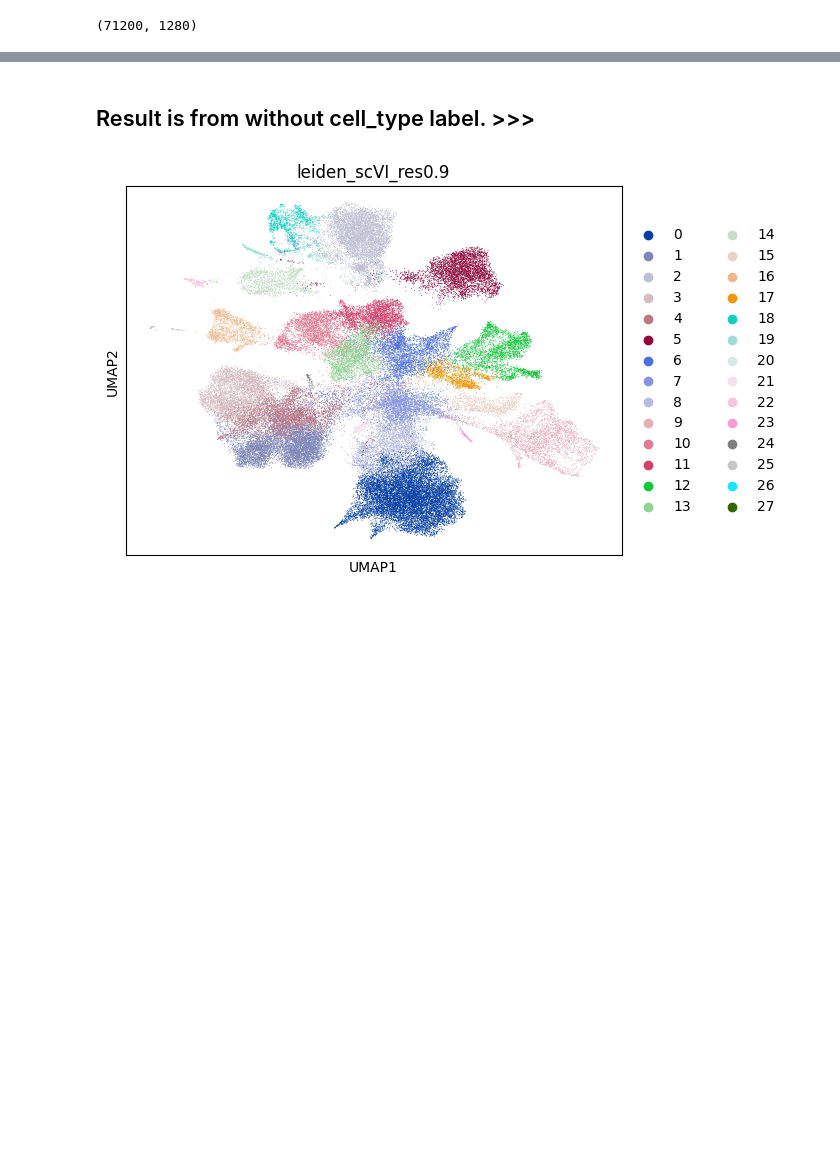
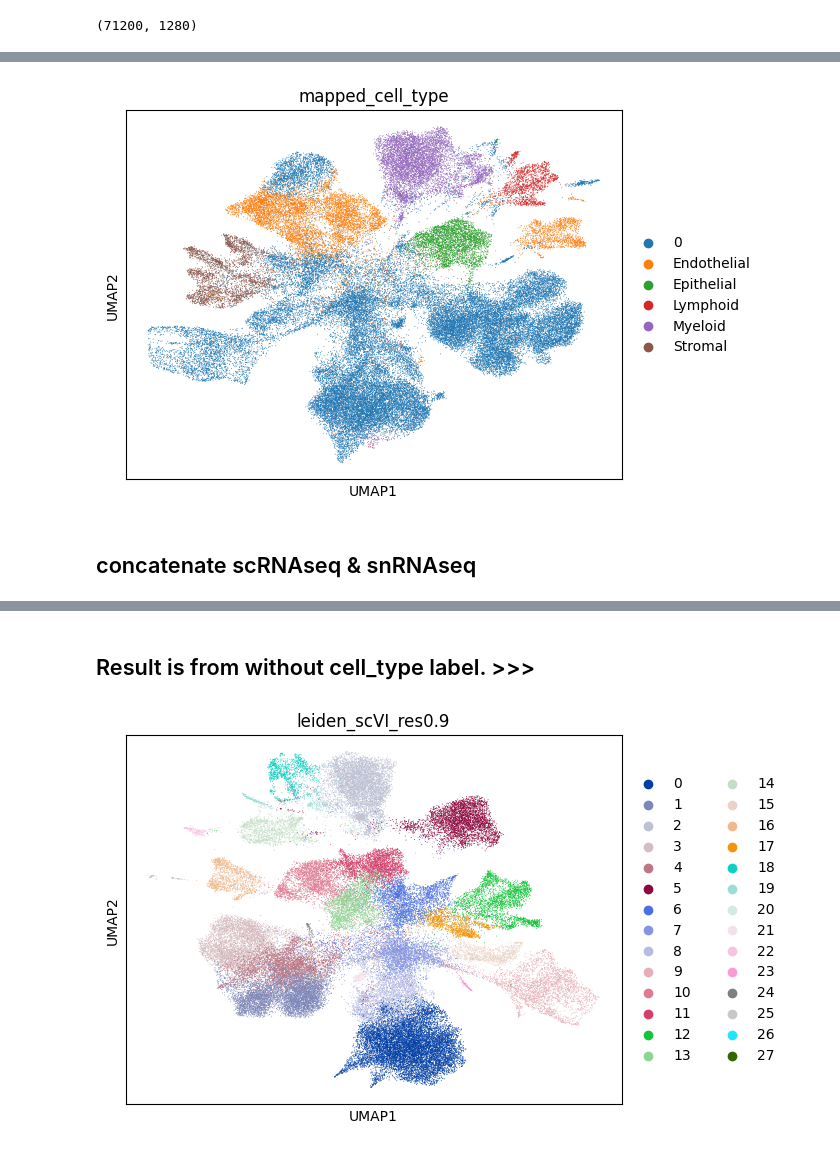
Before and after one commit to Irisapo/yyyyvae, a Jupyter notebook: script/VAE_snRNAseq_latent1280.ipynb, the cells around one changed output, grey strips where cells are left out. Cells and saved outputs as stored; diff of their text form; code cells hidden in the pictures; blank space fills up the shorter version.

```diff
--- a/script/VAE_snRNAseq_latent1280.ipynb
+++ b/script/VAE_snRNAseq_latent1280.ipynb
@@ -408,0 +468,6 @@ sc.pl.umap(train_data_2, color=['leiden_scVI_res0.9'] )
+# %%
+sc.pl.umap(train_data_2, color=['mapped_cell_type'] )
+# %% [output]
+[figure, added]
+# %% [markdown]
+## concatenate scRNAseq & snRNAseq
```
Also changed, not shown: parts of 16 cells of this notebook.
